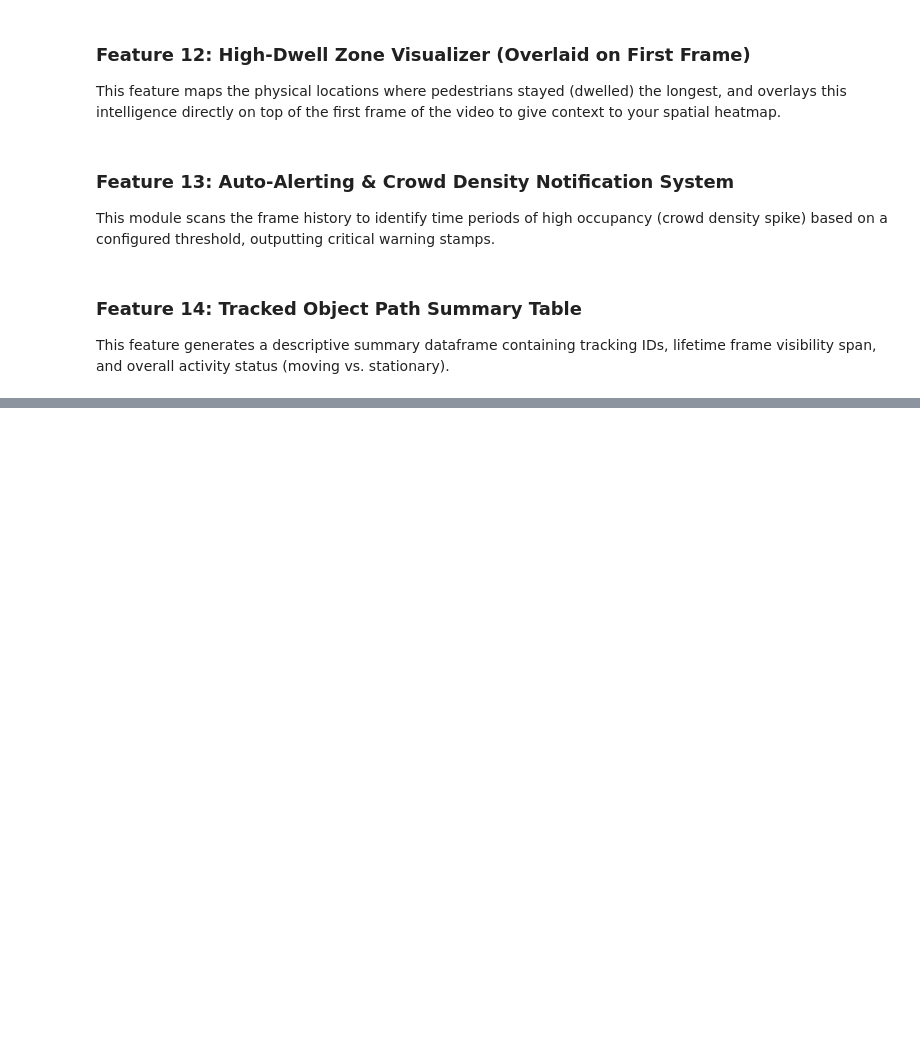
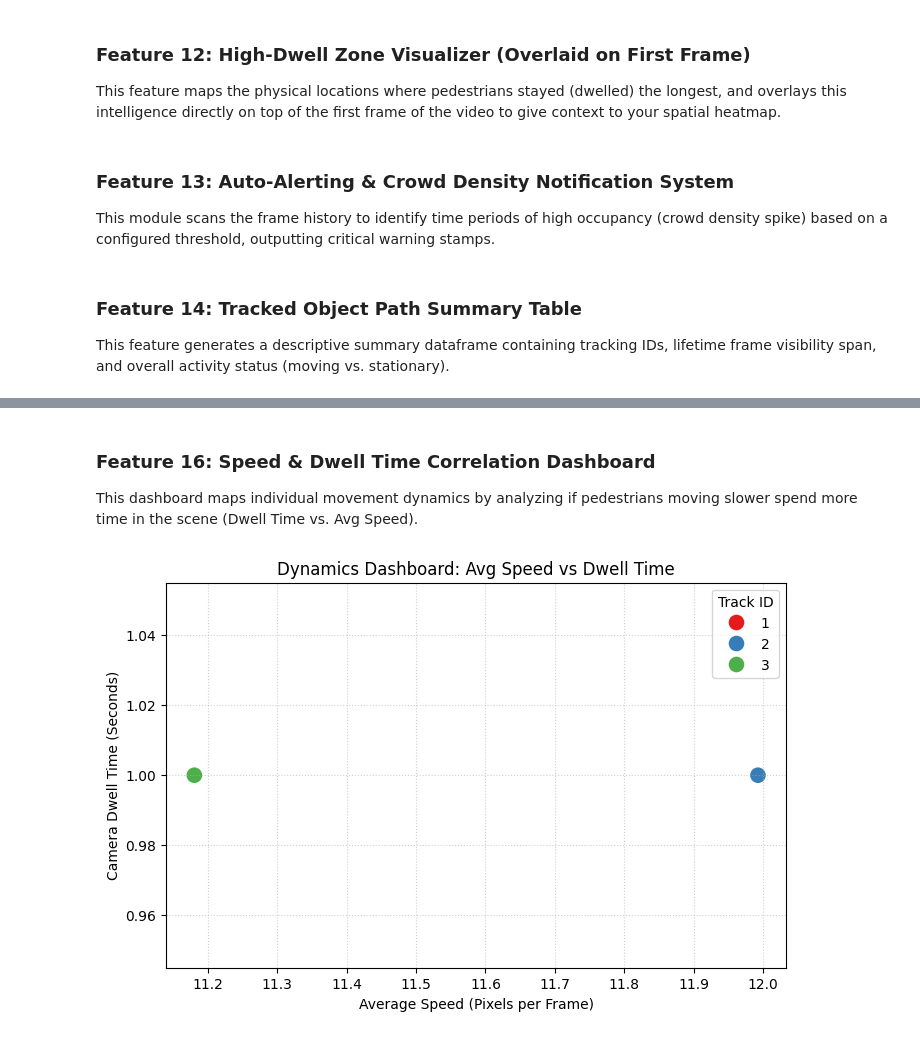
Before and after one commit to HaswinChony308/Vision-Track, a Jupyter notebook: Vision_Track.ipynb, the cells around one changed output, grey strips where cells are left out. Saved outputs shown, nothing was run; the diff lists cells and outputs as text; code cells hidden in the pictures; blank space fills up the shorter version.

```diff
--- a/Vision_Track.ipynb
+++ b/Vision_Track.ipynb
@@ -1114,0 +1148,32 @@ display(df_summary)
+# %% [markdown]
+### Feature 16: Speed & Dwell Time Correlation Dashboard
+This dashboard maps individual movement dynamics by analyzing if pedestrians moving slower spend more time in the scene (Dwell Time vs. Avg Speed).
+# %%
+import pandas as pd
+import matplotlib.pyplot as plt
+import seaborn as sns
+
+# Prepare dataset using existing trajectory attributes
+correlation_data = []
+for track_id, coords in trajectories.items():
+    if len(coords) > 1:
+        coords_arr = np.array(coords)
+        diffs = np.diff(coords_arr, axis=0)
+        step_distances = np.sqrt((diffs ** 2).sum(axis=1))
+        avg_speed = np.mean(step_distances)
+        dwell_time = len(coords) / 30.0
+        correlation_data.append({"Track ID": track_id, "Avg Speed (px/frame)": avg_speed, "Dwell Time (s)": dwell_time})
+
+if correlation_data:
+    df_corr = pd.DataFrame(correlation_data)
+    plt.figure(figsize=(8, 5))
+    sns.scatterplot(data=df_corr, x="Avg Speed (px/frame)", y="Dwell Time (s)", hue="Track ID", palette="Set1", s=150)
+    plt.title("Dynamics Dashboard: Avg Speed vs Dwell Time")
+    plt.xlabel("Average Speed (Pixels per Frame)")
+    plt.ylabel("Camera Dwell Time (Seconds)")
+    plt.grid(True, linestyle=':', alpha=0.6)
+    plt.show()
+else:
+    print("Please run previous tracking cells first to populate trajectory details.")
+# %% [output]
+[figure, added]
```
Also changed, not shown: parts of 2 cells of this notebook.
